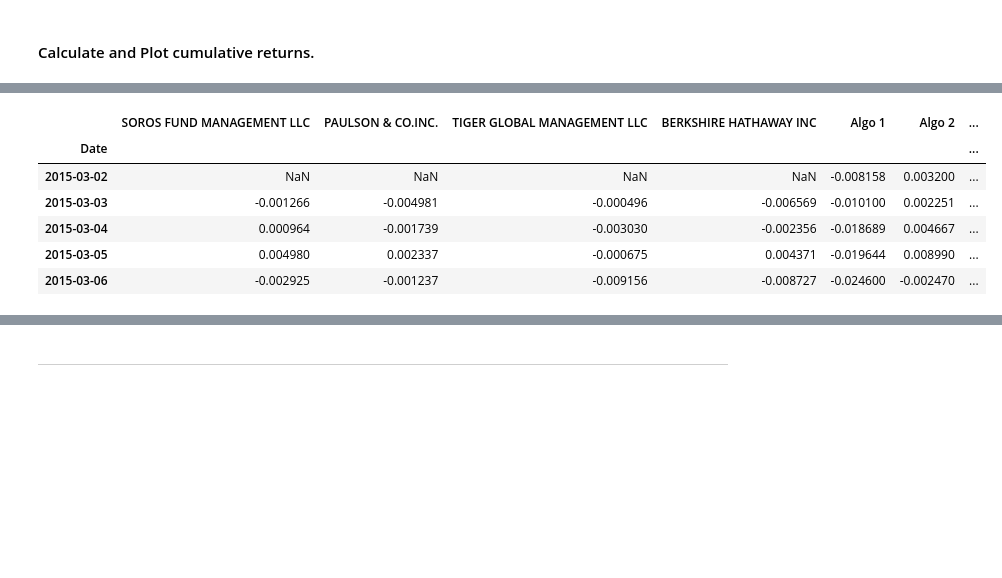
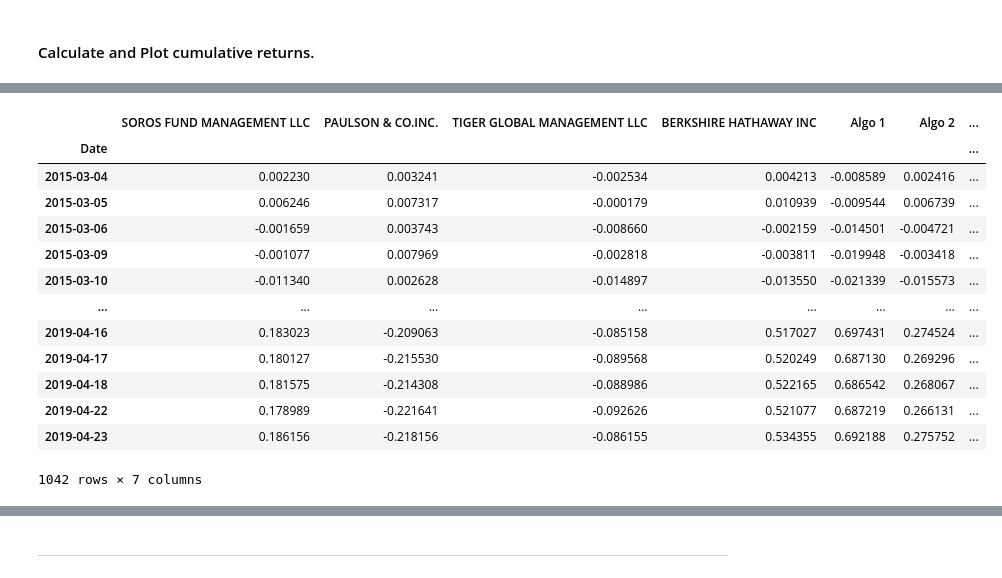
Before and after one commit to JamelBoyer/J_Boyer_Bootcamp, a Jupyter notebook: 02-Homework/04-Pandas/Instructions/Starter_Code/whale_analysis.ipynb, the cells around one changed output, grey strips where cells are left out. Cells and saved outputs as stored; diff of their text form; code cells hidden in the pictures; blank space fills up the shorter version.

```diff
--- a/02-Homework/04-Pandas/Instructions/Starter_Code/whale_analysis.ipynb
+++ b/02-Homework/04-Pandas/Instructions/Starter_Code/whale_analysis.ipynb
@@ -209,6 +182,9 @@ SP_Close.head()
 | 2012-10-03 | 1450.99 |
 | 2012-10-04 | 1461.40 |
 | 2012-10-05 | 1460.93 |
+# %%
+#Making a copy of this dataframe so I do not have to go through this process in the future
+SP_Close_data = SP_Close.copy()
 # %%
 # Calculate Daily Returns
 
@@ -246,6 +223,6 @@ SP_Close.head()
 ## Combine Whale, Algorithmic, and S&P 500 Returns
 # %%
 # Join Whale Returns, Algorithmic Returns, and the S&P 500 Returns into a single DataFrame with columns for each portfolio's returns.
-daily_oringinal_returns = pd.concat([whale_returns, algo_returns, SP_Close], axis = "columns",join = "inner")
-print(daily_oringinal_returns)
+daily_oringinal_returns = pd.concat([whale_returns_data, algo_returns_data, SP_Close_data], axis = "columns",join = "inner")
+daily_oringinal_returns
 # %% [output]
@@ -281,12 +255,12 @@ In this section, you will calculate and visualize performance and risk metrics f
 # %%
-#Plot daily returns of all portfolios
+
 #daily_returns_of_all_assets = df.pct_change
-#df.head()
+#head()
 #df.dropna()
 
-daily_oringinal_returns.pct_change
-#daily_oringinal_returns.dropna()
-daily_oringinal_returns
+daily_oringinal_returns["Close"] = daily_oringinal_returns["Close"].astype("float64")
+daily_oringinal_returns["Close"] = daily_oringinal_returns["Close"].pct_change(1)
+daily_oringinal_returns.head()
 # %% [output]
 |  | SOROS FUND MANAGEMENT LLC | PAULSON & CO.INC. | TIGER GLOBAL MANAGEMENT LLC | BERKSHIRE HATHAWAY INC | Algo 1 | Algo 2 | ... |
 | Date |  |  |  |  |  |  | ... |
@@ -304,0 +272,5 @@ daily_oringinal_returns
+# %%
+#Removed NaN with the dropna function and checked with a isna count
+
+daily_oringinal_returns.dropna(inplace=True)
+daily_oringinal_returns.isna().sum().sum()
@@ -326,13 +305,20 @@ daily_oringinal_returns.plot(title="Daily Returns" , figsize=(20,10))
 # %%
-# Calculate cumulative returns of all portfolios
 
+#cumsum = series.cumsum()
 cumulative_returns = daily_oringinal_returns.cumsum()
-cumulative_returns.head()
+cumulative_returns
 # %% [output]
 |  | SOROS FUND MANAGEMENT LLC | PAULSON & CO.INC. | TIGER GLOBAL MANAGEMENT LLC | BERKSHIRE HATHAWAY INC | Algo 1 | Algo 2 | ... |
 | Date |  |  |  |  |  |  | ... |
-| 2015-03-02 | NaN | NaN | NaN | NaN | -0.008158 | 0.003200 | ... |
-| 2015-03-03 | -0.001266 | -0.004981 | -0.000496 | -0.006569 | -0.010100 | 0.002251 | ... |
-| 2015-03-04 | 0.000964 | -0.001739 | -0.003030 | -0.002356 | -0.018689 | 0.004667 | ... |
-| 2015-03-05 | 0.004980 | 0.002337 | -0.000675 | 0.004371 | -0.019644 | 0.008990 | ... |
-| 2015-03-06 | -0.002925 | -0.001237 | -0.009156 | -0.008727 | -0.024600 | -0.002470 | ... |
+| 2015-03-04 | 0.002230 | 0.003241 | -0.002534 | 0.004213 | -0.008589 | 0.002416 | ... |
+| 2015-03-05 | 0.006246 | 0.007317 | -0.000179 | 0.010939 | -0.009544 | 0.006739 | ... |
+| 2015-03-06 | -0.001659 | 0.003743 | -0.008660 | -0.002159 | -0.014501 | -0.004721 | ... |
+| 2015-03-09 | -0.001077 | 0.007969 | -0.002818 | -0.003811 | -0.019948 | -0.003418 | ... |
+| 2015-03-10 | -0.011340 | 0.002628 | -0.014897 | -0.013550 | -0.021339 | -0.015573 | ... |
+| ... | ... | ... | ... | ... | ... | ... | ... |
+| 2019-04-16 | 0.183023 | -0.209063 | -0.085158 | 0.517027 | 0.697431 | 0.274524 | ... |
+| 2019-04-17 | 0.180127 | -0.215530 | -0.089568 | 0.520249 | 0.687130 | 0.269296 | ... |
+| 2019-04-18 | 0.181575 | -0.214308 | -0.088986 | 0.522165 | 0.686542 | 0.268067 | ... |
+| 2019-04-22 | 0.178989 | -0.221641 | -0.092626 | 0.521077 | 0.687219 | 0.266131 | ... |
+| 2019-04-23 | 0.186156 | -0.218156 | -0.086155 | 0.534355 | 0.692188 | 0.275752 | ... |
+1042 rows × 7 columns
```
Also changed, not shown: parts of 58 cells of this notebook, 3 other files.
